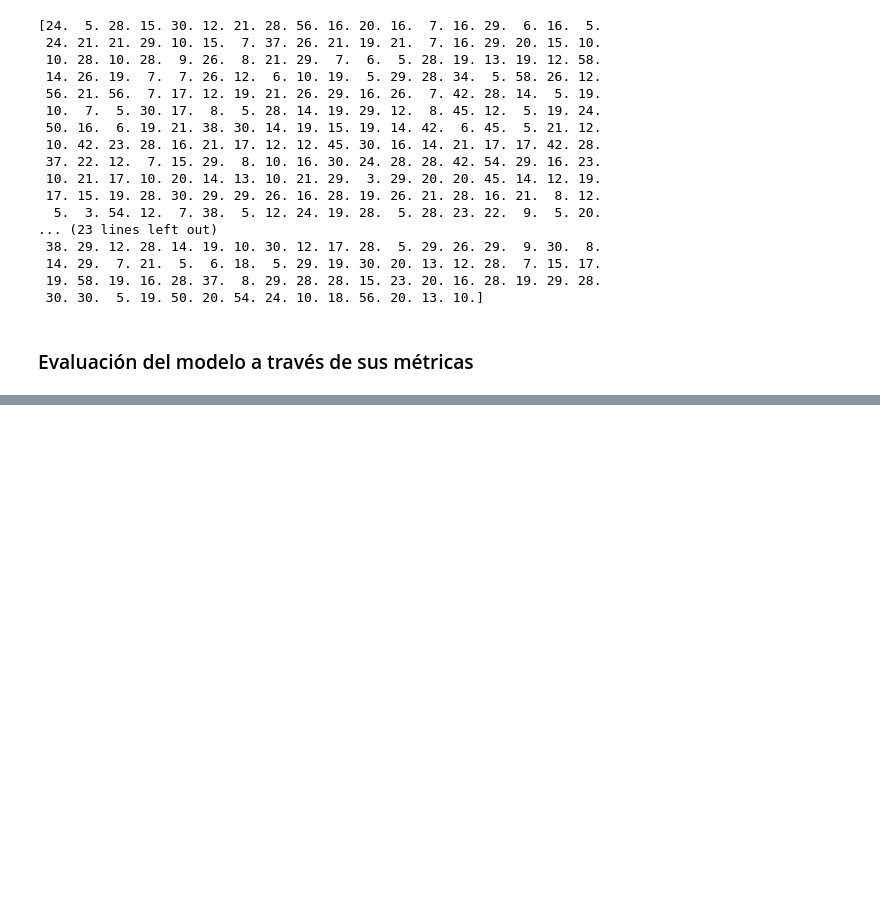
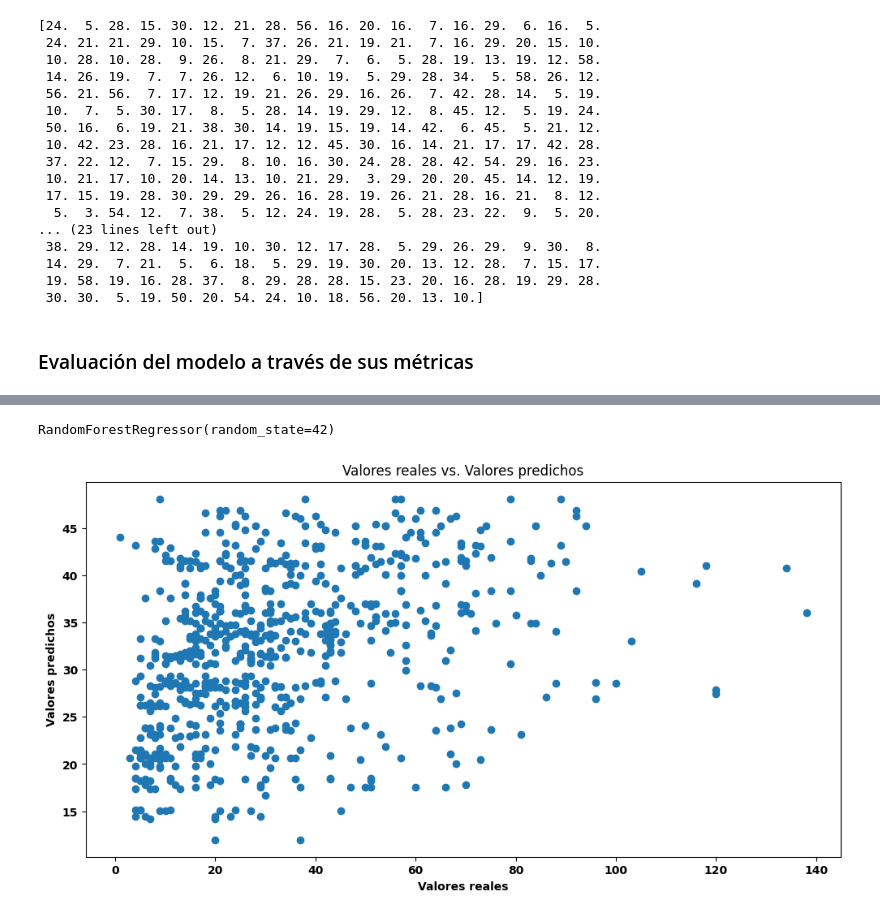
Before and after one commit to Enriquepardo/Fase-2, a Jupyter notebook: Fase_2(C) copy.ipynb, the cells around one changed output, grey strips where cells are left out. Cells and saved outputs as stored; diff of their text form; code cells hidden in the pictures; blank space fills up the shorter version.

```diff
--- a/Fase_2(C) copy.ipynb
+++ b/Fase_2(C) copy.ipynb
@@ -430,3 +430,5 @@ print(y_pred)
  30. 30.  5. 19. 50. 20. 54. 24. 10. 18. 56. 20. 13. 10.]
 # %% [markdown]
 ### Evaluación del modelo a través de sus métricas
+# %%
+y_pred = log_r.predict(X_test)
@@ -432,0 +461,15 @@ print(y_pred)
+# %%
+from sklearn.ensemble import RandomForestRegressor
+
+forest_reg = RandomForestRegressor(n_estimators=100, random_state=42)
+forest_reg.fit(X_train, y_train)
+# %% [output]
+RandomForestRegressor(random_state=42)
+# %%
+plt.scatter(y_test, y_pred)
+plt.xlabel("Valores reales")
+plt.ylabel("Valores predichos")
+plt.title("Valores reales vs. Valores predichos")
+plt.show()
+# %% [output]
+[figure, added]
```
Also changed, not shown: parts of 3 cells of this notebook.
